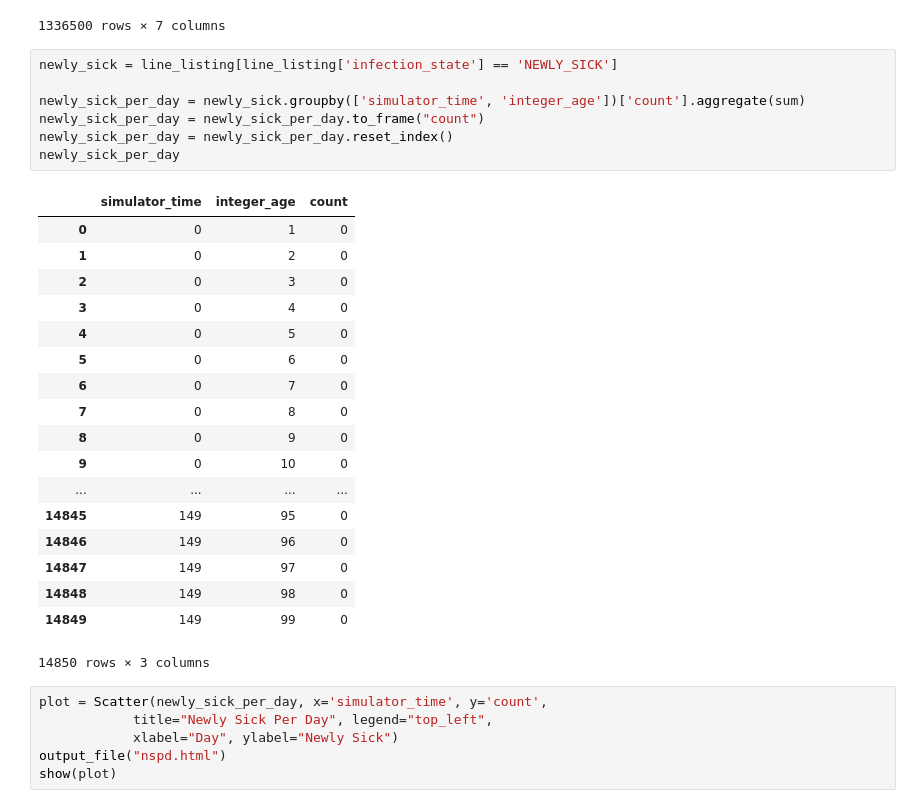
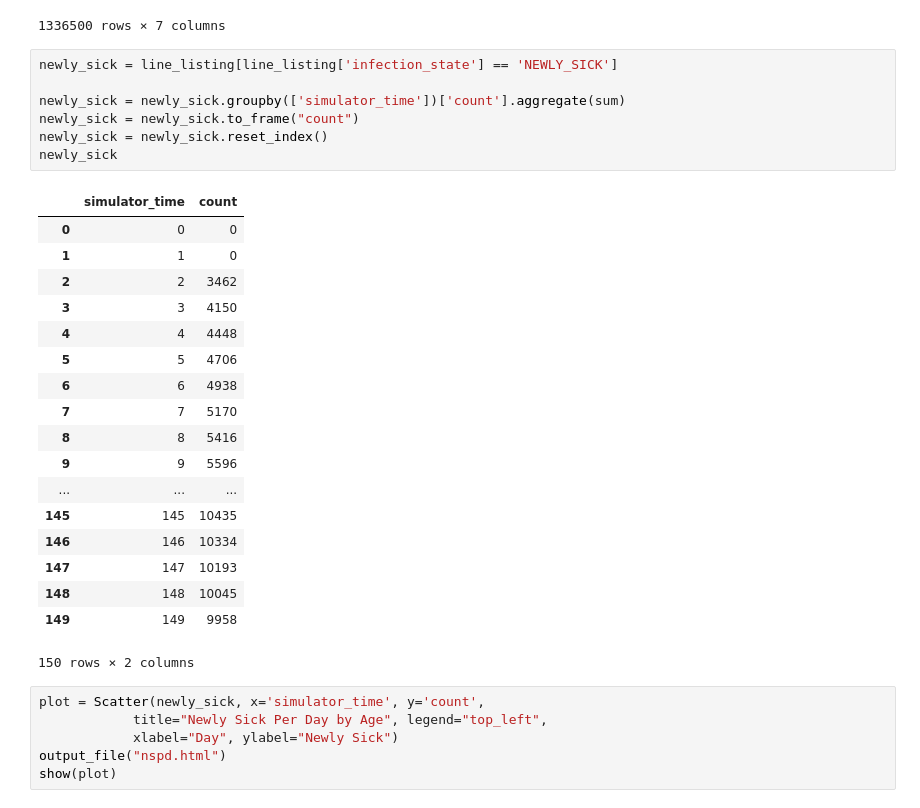
Before and after one commit to ApolloDev/jupyter-notebooks, a Jupyter notebook: demo.ipynb, the cells around one changed output. Drawn from its saved outputs; the diff is of its cells as text.

```diff
--- a/demo.ipynb
+++ b/demo.ipynb
@@ -35,32 +35,32 @@ line_listing
 # %%
 newly_sick = line_listing[line_listing['infection_state'] == 'NEWLY_SICK']
 
-newly_sick_per_day = newly_sick.groupby(['simulator_time', 'integer_age'])['count'].aggregate(sum)
-newly_sick_per_day = newly_sick_per_day.to_frame("count")
-newly_sick_per_day = newly_sick_per_day.reset_index()
-newly_sick_per_day
+newly_sick = newly_sick.groupby(['simulator_time'])['count'].aggregate(sum)
+newly_sick = newly_sick.to_frame("count")
+newly_sick = newly_sick.reset_index()
+newly_sick
 # %% [output]
-|  | simulator_time | integer_age | count |
-| 0 | 0 | 1 | 0 |
-| 1 | 0 | 2 | 0 |
-| 2 | 0 | 3 | 0 |
-| 3 | 0 | 4 | 0 |
-| 4 | 0 | 5 | 0 |
-| 5 | 0 | 6 | 0 |
-| 6 | 0 | 7 | 0 |
-| 7 | 0 | 8 | 0 |
-| 8 | 0 | 9 | 0 |
-| 9 | 0 | 10 | 0 |
-| ... | ... | ... | ... |
-| 14845 | 149 | 95 | 0 |
-| 14846 | 149 | 96 | 0 |
-| 14847 | 149 | 97 | 0 |
-| 14848 | 149 | 98 | 0 |
-| 14849 | 149 | 99 | 0 |
+|  | simulator_time | count |
+| 0 | 0 | 0 |
+| 1 | 1 | 0 |
+| 2 | 2 | 3462 |
+| 3 | 3 | 4150 |
+| 4 | 4 | 4448 |
+| 5 | 5 | 4706 |
+| 6 | 6 | 4938 |
+| 7 | 7 | 5170 |
+| 8 | 8 | 5416 |
+| 9 | 9 | 5596 |
+| ... | ... | ... |
+| 145 | 145 | 10435 |
+| 146 | 146 | 10334 |
+| 147 | 147 | 10193 |
+| 148 | 148 | 10045 |
+| 149 | 149 | 9958 |
-14850 rows × 3 columns
+150 rows × 2 columns
 # %%
-plot = Scatter(newly_sick_per_day, x='simulator_time', y='count',
-            title="Newly Sick Per Day", legend="top_left",
+plot = Scatter(newly_sick, x='simulator_time', y='count',
+            title="Newly Sick Per Day by Age", legend="top_left",
             xlabel="Day", ylabel="Newly Sick")
 output_file("nspd.html")
 show(plot)
```
Also changed, not shown: parts of 8 cells of this notebook.
